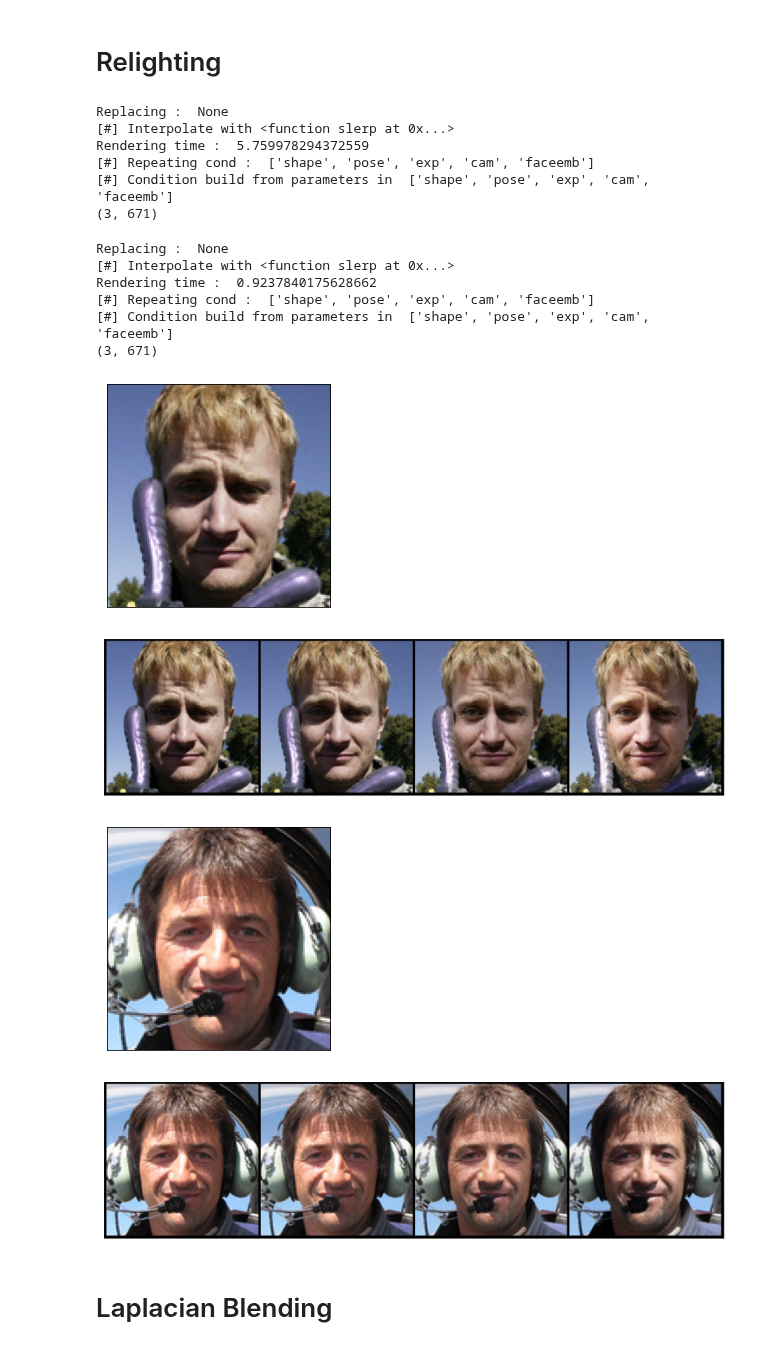
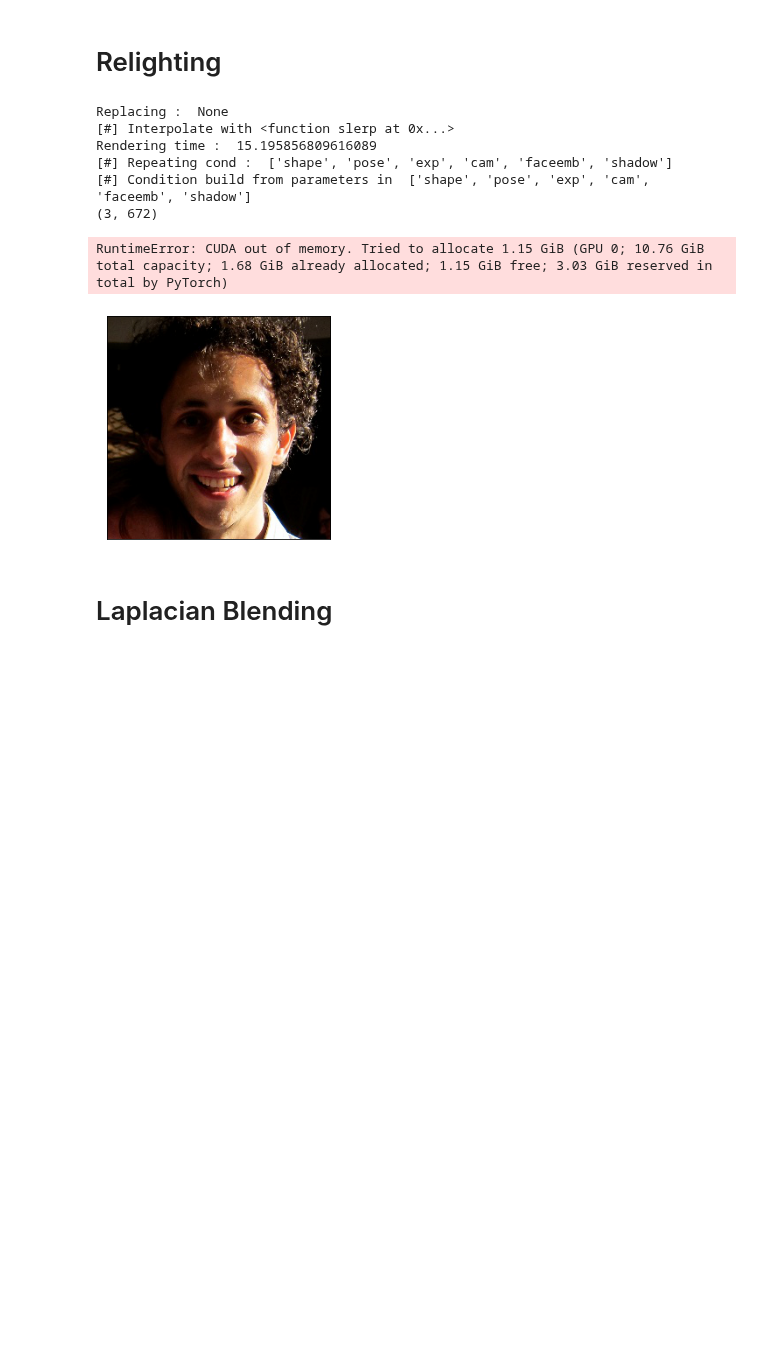
Before and after one commit to XezXey/guided-diffusion, a Jupyter notebook: sample_scripts/py/relighting_sample_id/sampling/sampling_relight-newcodebase.ipynb, the cells around one changed output. Saved outputs shown, nothing was run; the diff lists cells and outputs as text; code cells hidden in the pictures; blank space fills up the shorter version.

```diff
--- a/sample_scripts/py/relighting_sample_id/sampling/sampling_relight-newcodebase.ipynb
+++ b/sample_scripts/py/relighting_sample_id/sampling/sampling_relight-newcodebase.ipynb
@@ -112,12 +112,20 @@ seed_all(47)
 # args.log_dir = "Masked_Face_woclip_segface_nonspatial"
 # args.cfg_name = "Masked_Face_woclip+UNet_Bg_share_dpm_noise_masking+shadow.yaml"
 # args.log_dir = "Masked_Face_woclip+UNet_Bg_share_dpm_noise_masking+shadow"
-args.cfg_name = "Masked_Face_woclip+UNet_Bg_share_dpm_noise_masking.yaml"
-args.log_dir = "Masked_Face_woclip+UNet_Bg_share_dpm_noise_masking"
+# args.cfg_name = "Masked_Face_woclip+UNet_Bg_share_dpm_noise_masking.yaml"
+# args.log_dir = "Masked_Face_woclip+UNet_Bg_share_dpm_noise_masking"
+# args.cfg_name = "Face+UNet_Bg_share_dpm_noise_masking+shadow+DECA.yaml"
+# args.log_dir = "Face+UNet_Bg_share_dpm_noise_masking+shadow+DECA"
 # args.cfg_name = "Masked_Face_woclip+UNet_Bg_share_dpm_noise_masking_shadow_256.yaml"
-# args.log_dir = "Masked_Face_woclip+UNet_Bg_share_dpm_noise_masking_shadow_256_cont"
+# args.log_dir = "Masked_Face_woclip+UNet_Bg_share_dpm_noise_masking_shadow_256_cont2"
 
-args.step = '050000'
+# args.cfg_name = "SameEmb_Face+UNet_Bg_share_dpm_noise_masking+shadow+DECA.yaml"
+# args.log_dir = "SameEmb_Face+UNet_Bg_share_dpm_noise_masking+shadow+DECA"
+
+args.cfg_name = "Masked_Face_woclip+UNet_Bg_share_dpm_noise_masking_shadow_256.yaml"
+args.log_dir = "Masked_Face_woclip+UNet_Bg_share_dpm_noise_masking_shadow_256_cont"
+
+args.step = '080000'
 args.ckpt_selector = 'ema'
 args.set = 'valid'
 # args.sample_pair_json = './sample_json/itw_samples.json'
@@ -524,9 +532,9 @@ all_img_idx, all_img_name, args.n_subject = mani_utils.get_samples_list(args.sam
                                                                         args.src_dst, img_path,
                                                                         args.n_subject)
 
-# for idx in [1, 2, 3, 4]:
-for idx in [3, 4]:
-# for idx in range(len(all_img_idx))[3:]:
+for idx in [0, 1, 2]:
+# for idx in [3, 4]:
+# for idx in range(len(all_img_idx)):
     img_idx = all_img_idx[idx]
     img_name = all_img_name[idx]
     n_step = 3
@@ -549,47 +557,39 @@ for idx in [3, 4]:
         if i is not None:
             d, fg, bg, m, om = replace_bg(image_name=model_kwargs['image_name'][0].split('.')[0], dilate=10, rpl=i, imgsize=128)
             dat = fg[None][0:1, ...].cuda()
             model_kwargs['faceseg_bg_noface&nohair_mask'] = ~m[None]
             model_kwargs['original'] = d[None]
             model_kwargs['original_mask'] = om[None]
         else:
             dat = dat[0:1, ...].cuda()
 
         #TODO: Override the model_kwargs argument for 'mask'=m, 'image'=dat, 'bg'=bg
         # print(model_kwargs.keys())
         model_kwargs['faceseg_bg_noface&nohair_img'] = dat
         model_kwargs['image'] = dat
 
         # show(torchvision.utils.make_grid(th.clip((model_kwargs['faceseg_bg_noface&nohair_img']+1)*0.5, 0, 1)), figsize=(10, 15))
         # show(torchvision.utils.make_grid(model_kwargs['faceseg_bg_noface&nohair_mask']*1.0), figsize=(10, 15))
         # # ['faceseg_bg_noface&nohair_img'] = m[None]
         # print(model_kwargs['faceseg_bg_noface&nohair_img'].shape, model_kwargs['faceseg_bg_noface&nohair_mask'].shape)
         # print(bg.shape, fg.shape, m.shape)
         # assert False
 
 
         out = relight(dat=dat.clone(), model_kwargs=model_kwargs, n_step=3, norm_img=False)
         out = th.cat(((dat+1) * 0.5, (out+1) * 0.5), dim=0)
         all_output.append(torchvision.utils.make_grid(out))
     all_output = th.clip(th.cat((all_output), dim=1), 0, 1)
     show(all_output, figsize=(15, 15))
 # %% [output]
 Replacing :  None
 [#] Interpolate with <function slerp at 0x...>
-Rendering time :  5.759978294372559
-[#] Repeating cond :  ['shape', 'pose', 'exp', 'cam', 'faceemb']
-[#] Condition build from parameters in  ['shape', 'pose', 'exp', 'cam', 'faceemb']
-(3, 671)
+Rendering time :  15.195856809616089
+[#] Repeating cond :  ['shape', 'pose', 'exp', 'cam', 'faceemb', 'shadow']
+[#] Condition build from parameters in  ['shape', 'pose', 'exp', 'cam', 'faceemb', 'shadow']
+(3, 672)
-Replacing :  None
-[#] Interpolate with <function slerp at 0x...>
-Rendering time :  0.9237840175628662
-[#] Repeating cond :  ['shape', 'pose', 'exp', 'cam', 'faceemb']
-[#] Condition build from parameters in  ['shape', 'pose', 'exp', 'cam', 'faceemb']
-(3, 671)
+RuntimeError: CUDA out of memory. Tried to allocate 1.15 GiB (GPU 0; 10.76 GiB total capacity; 1.68 GiB already allocated; 1.15 GiB free; 3.03 GiB reserved in total by PyTorch)
-[figure, old version]
+[figure, new version]
-[figure, removed]
-[figure, removed]
-[figure, removed]
 # %% [markdown]
 # Laplacian Blending
 # %%
```
Also changed, not shown: parts of 4 cells of this notebook, 15 other files.
